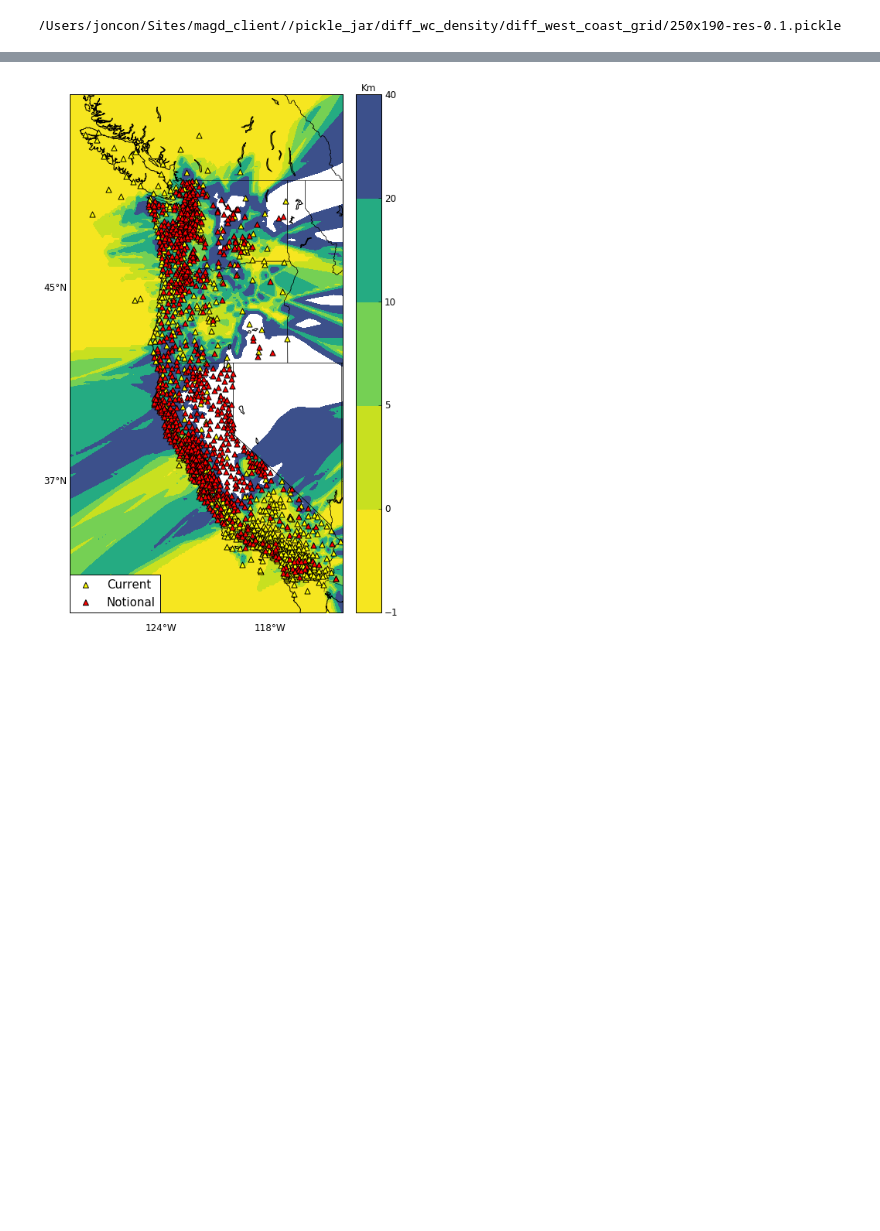
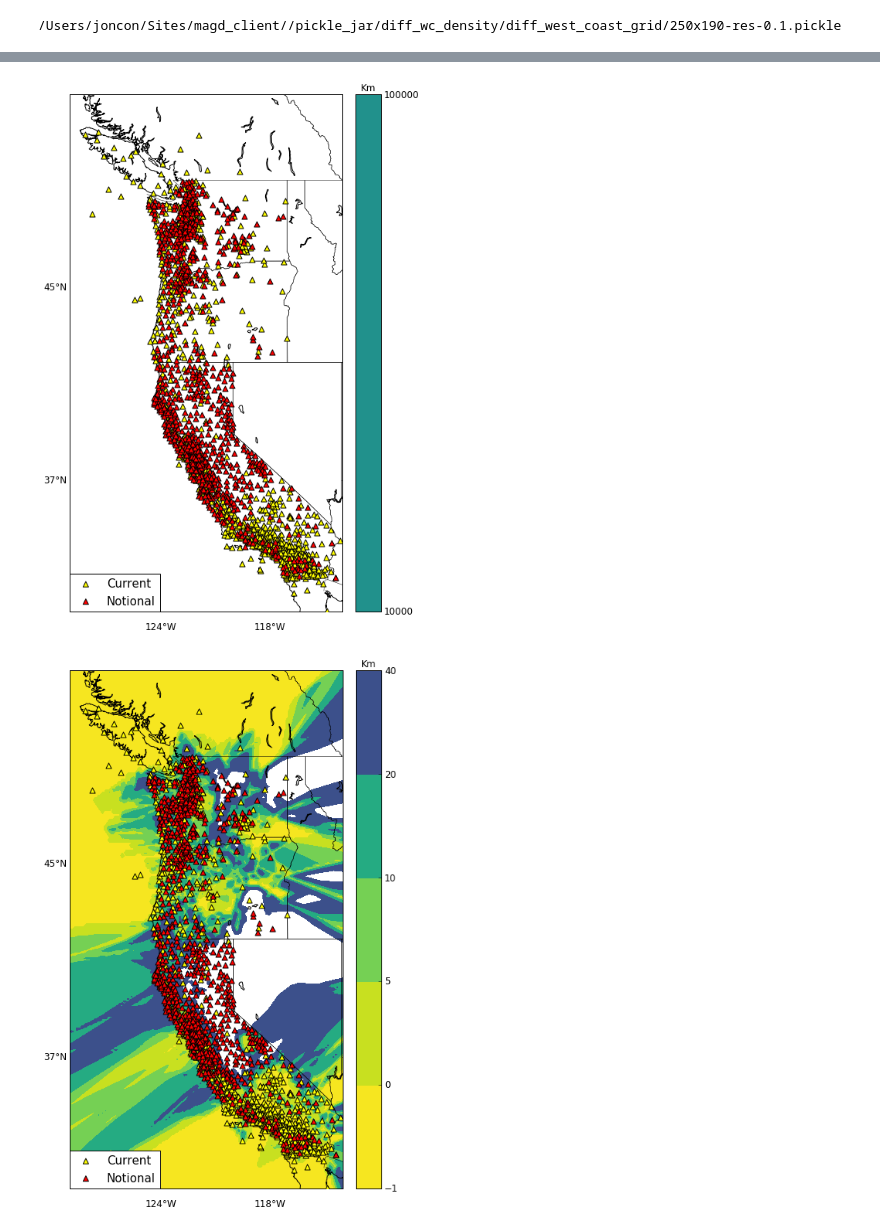
Before and after one commit to pnsn/magd_client, a Jupyter notebook: notebooks/2019_station_density_west_coast_eew.ipynb, the cells around one changed output, grey strips where cells are left out. Drawn from its saved outputs; the diff is of its cells as text; code cells hidden in the pictures; blank space fills up the shorter version.

```diff
--- a/notebooks/2019_station_density_west_coast_eew.ipynb
+++ b/notebooks/2019_station_density_west_coast_eew.ipynb
@@ -201,3 +200,24 @@ path = wc_current_and_notional.get_path()
+# %%
+#just plot the stas
+path = wc_current_and_notional.get_path()
+%run -i scripts/plot_heatmap.py \
+--path=$path \
+--plotstas=True \
+--plotwidth=60 \
+--color=viridis \
+--levels=10000,100000 \
+--legend_pad=0 \
+--colorbar_pad=0.005 \
+--colorbar_fraction=0.0289 \
+
+#clb = pm.plot().colorbar(cf, fraction=0.030, pad=0.01)
+#bbox = (0.0, -0.13)
+
+# --title1="EEW Station Density" \
+# --title2="All Current and Notional West Coast Stations" \
+# --title3="4th closet station 0.1 deg resolution" \
+# %% [output]
+[figure, added]
 # %%
 path = diff_wc.get_path()
 %run -i scripts/plot_heatmap.py \
```
Also changed, not shown: parts of 4 cells of this notebook, 4 other files.
